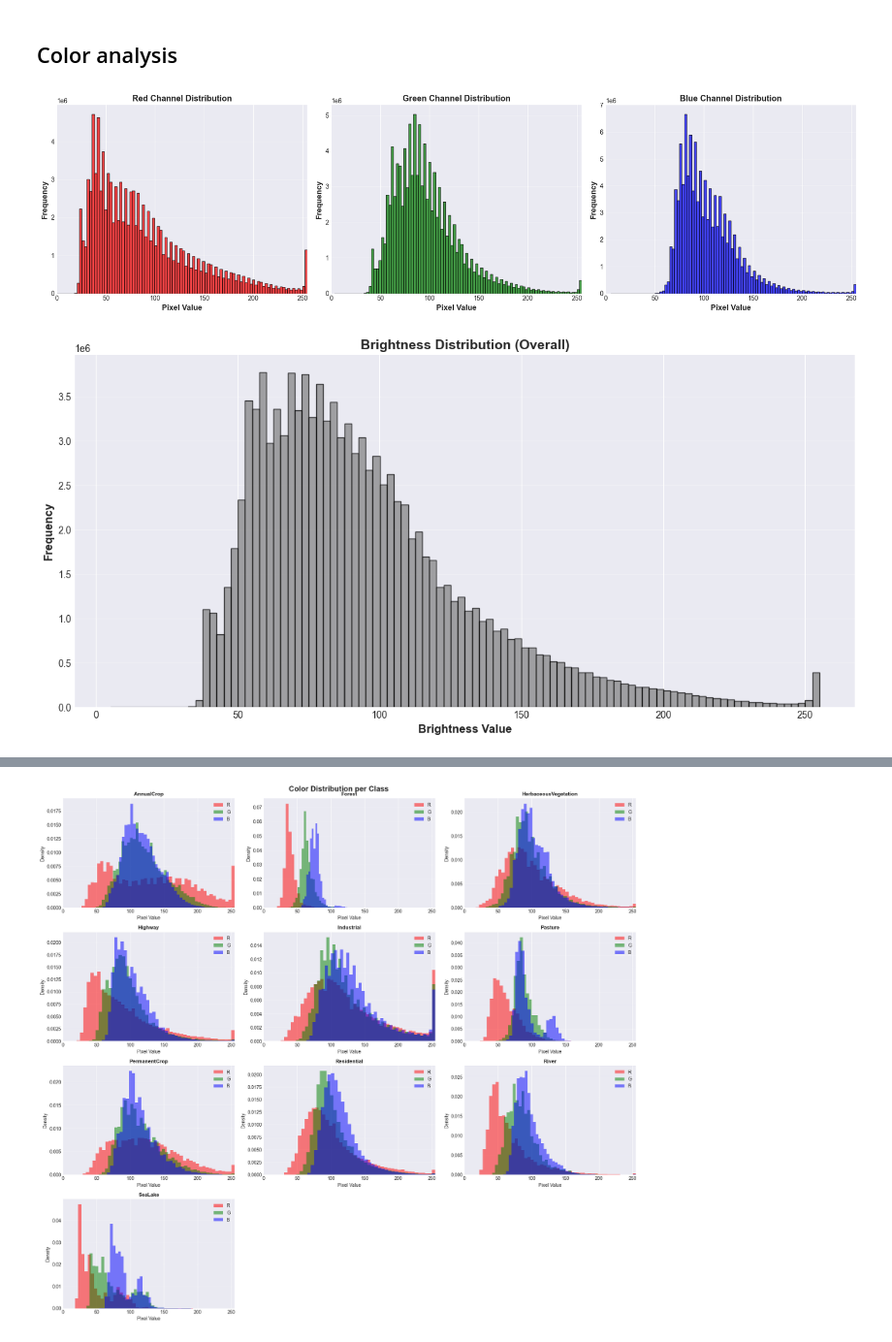
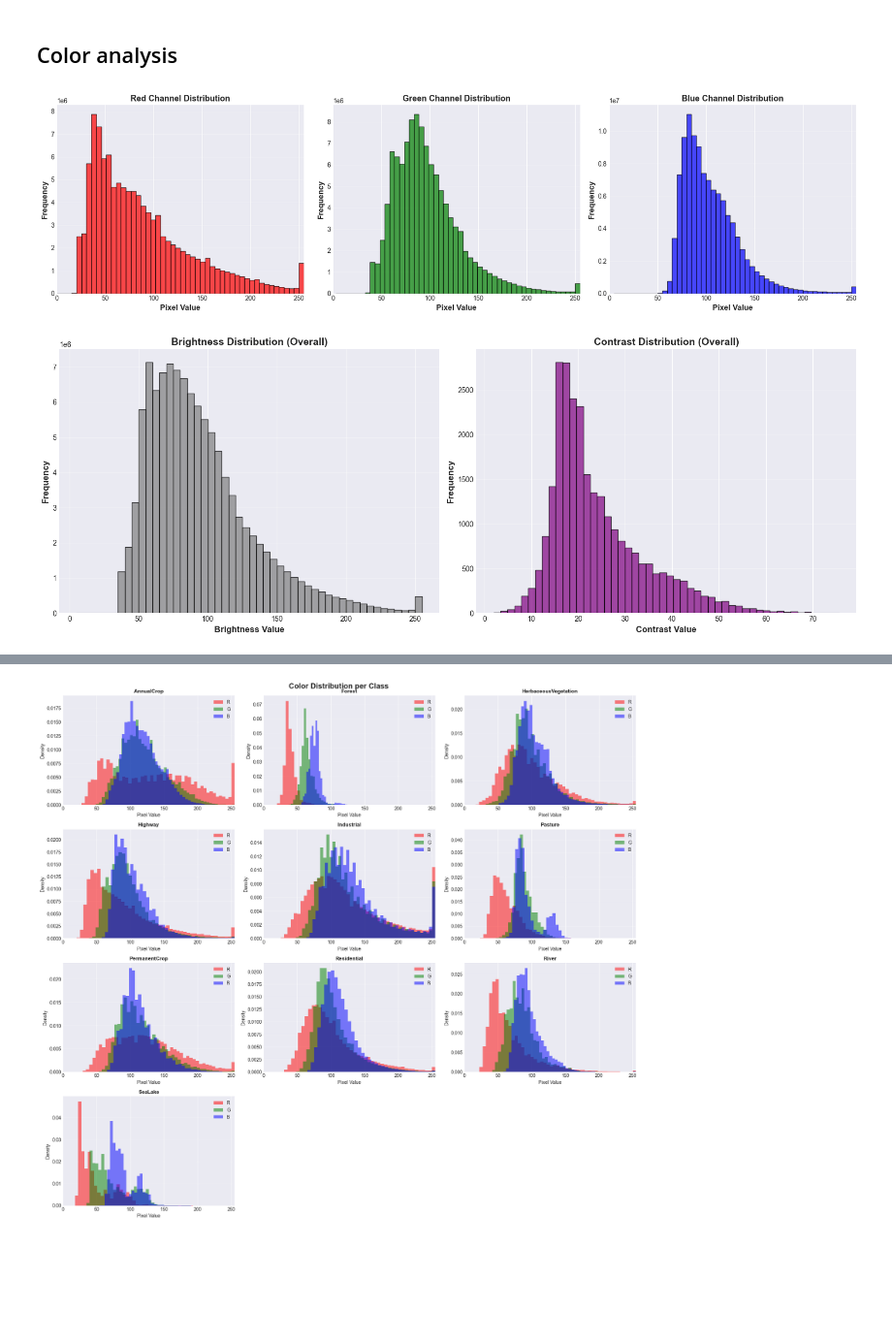
Before and after one commit to mchojna/eurosat-classification, a Jupyter notebook: 01_analysis.ipynb, the cells around one changed output, grey strips where cells are left out. Shown at 97% size. Saved outputs shown, nothing was run; the diff lists cells and outputs as text; code cells hidden in the pictures; blank space fills up the shorter version.

```diff
--- a/01_analysis.ipynb
+++ b/01_analysis.ipynb
@@ -331,7 +328,7 @@ colors = ["red", "green", "blue"]
 channels = ["Red", "Green", "Blue"]
 
 for i, (ax, color, channel) in enumerate(zip(axes, colors, channels)):
-    ax.hist(data[..., i].flatten(), bins=100, color=color, alpha=0.7, edgecolor="black")
+    ax.hist(data[..., i].flatten(), bins=50, color=color, alpha=0.7, edgecolor="black")
     ax.set_xlabel("Pixel Value", fontsize=12, fontweight="bold")
     ax.set_ylabel("Frequency", fontsize=12, fontweight="bold")
     ax.set_title(f"{channel} Channel Distribution", fontsize=13, fontweight="bold")
@@ -341,16 +338,26 @@ for i, (ax, color, channel) in enumerate(zip(axes, colors, channels)):
 plt.tight_layout()
 plt.show()
 # %% [output]
-[figure, old version]
+[figure, new version]
 # %%
-# Brightness distribution
-fig, ax = plt.subplots(figsize=(12, 6))
-ax.hist(brightness.flatten(), bins=100, color="gray", alpha=0.7, edgecolor="black")
-ax.set_xlabel("Brightness Value", fontsize=12, fontweight="bold")
-ax.set_ylabel("Frequency", fontsize=12, fontweight="bold")
-ax.set_title("Brightness Distribution (Overall)", fontsize=14, fontweight="bold")
-ax.grid(axis="y", alpha=0.3)
+# Brightness and Contrast distribution
+fig, axes = plt.subplots(1, 2, figsize=(16, 6))
+
+# Brightness
+axes[0].hist(brightness.flatten(), bins=50, color="gray", alpha=0.7, edgecolor="black")
+axes[0].set_xlabel("Brightness Value", fontsize=12, fontweight="bold")
+axes[0].set_ylabel("Frequency", fontsize=12, fontweight="bold")
+axes[0].set_title("Brightness Distribution (Overall)", fontsize=14, fontweight="bold")
+axes[0].grid(axis="y", alpha=0.3)
+
+# Contrast
+axes[1].hist(contrast, bins=50, color="purple", alpha=0.7, edgecolor="black")
+axes[1].set_xlabel("Contrast Value", fontsize=12, fontweight="bold")
+axes[1].set_ylabel("Frequency", fontsize=12, fontweight="bold")
+axes[1].set_title("Contrast Distribution (Overall)", fontsize=14, fontweight="bold")
+axes[1].grid(axis="y", alpha=0.3)
+
 plt.tight_layout()
 plt.show()
 # %% [output]
-[figure, old version]
+[figure, new version]
```
Also changed, not shown: parts of 5 cells of this notebook, 4 other files.
